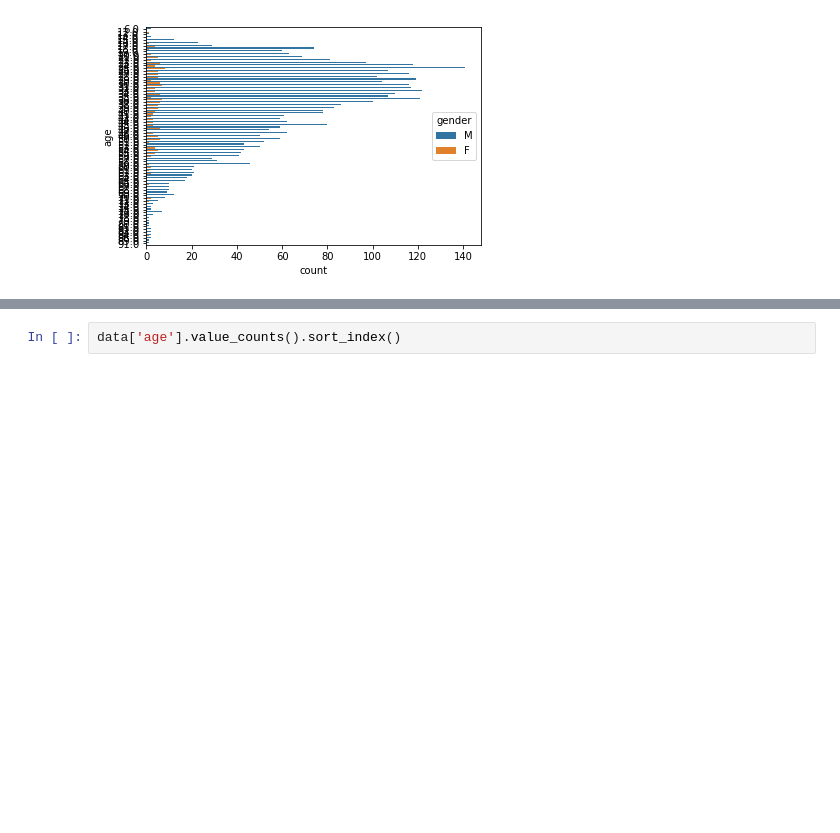
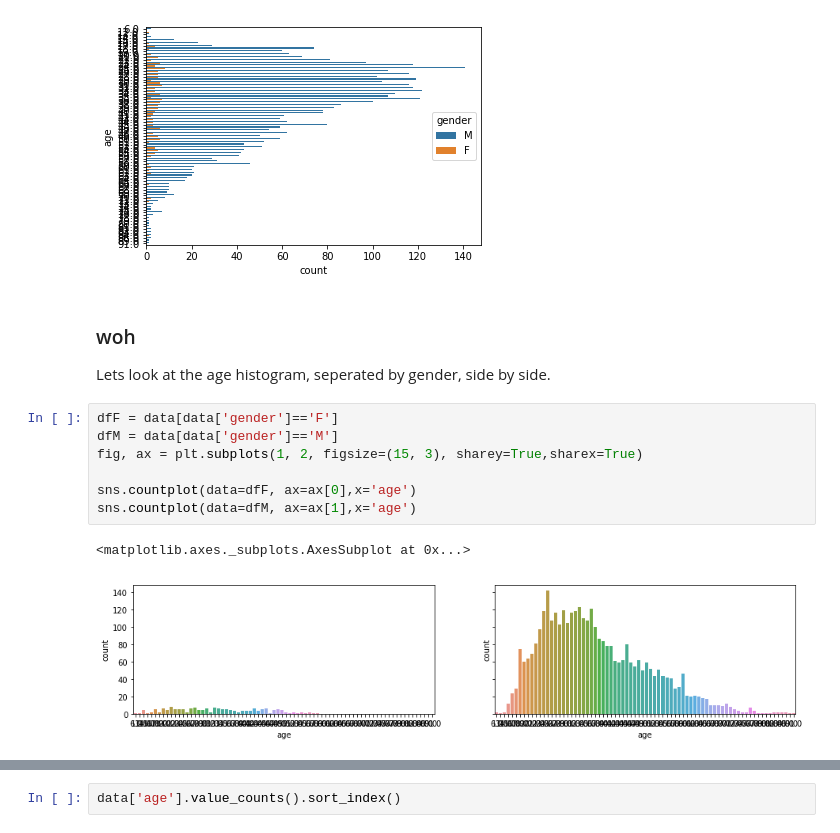
Before and after one commit to lcommons/portfolio, a Jupyter notebook: policeshootings/PoliceShootings.ipynb, the cells around one changed output, grey strips where cells are left out. Saved outputs shown, nothing was run; the diff lists cells and outputs as text; blank space fills up the shorter version.

```diff
--- a/policeshootings/PoliceShootings.ipynb
+++ b/policeshootings/PoliceShootings.ipynb
@@ -141,3 +169,17 @@ sns.countplot(data=data,y='age',hue='gender')
 # %% [output]
 <matplotlib.axes._subplots.AxesSubplot at 0x...>
 [figure]
+# %% [markdown]
+### woh
+
+Lets look at the age histogram, seperated by gender, side by side.
+# %%
+dfF = data[data['gender']=='F']
+dfM = data[data['gender']=='M']
+fig, ax = plt.subplots(1, 2, figsize=(15, 3), sharey=True,sharex=True)
+
+sns.countplot(data=dfF, ax=ax[0],x='age')
+sns.countplot(data=dfM, ax=ax[1],x='age')
+# %% [output]
+<matplotlib.axes._subplots.AxesSubplot at 0x...>
+[figure, added]
```
Also changed, not shown: parts of 18 cells of this notebook, 1 other file.
